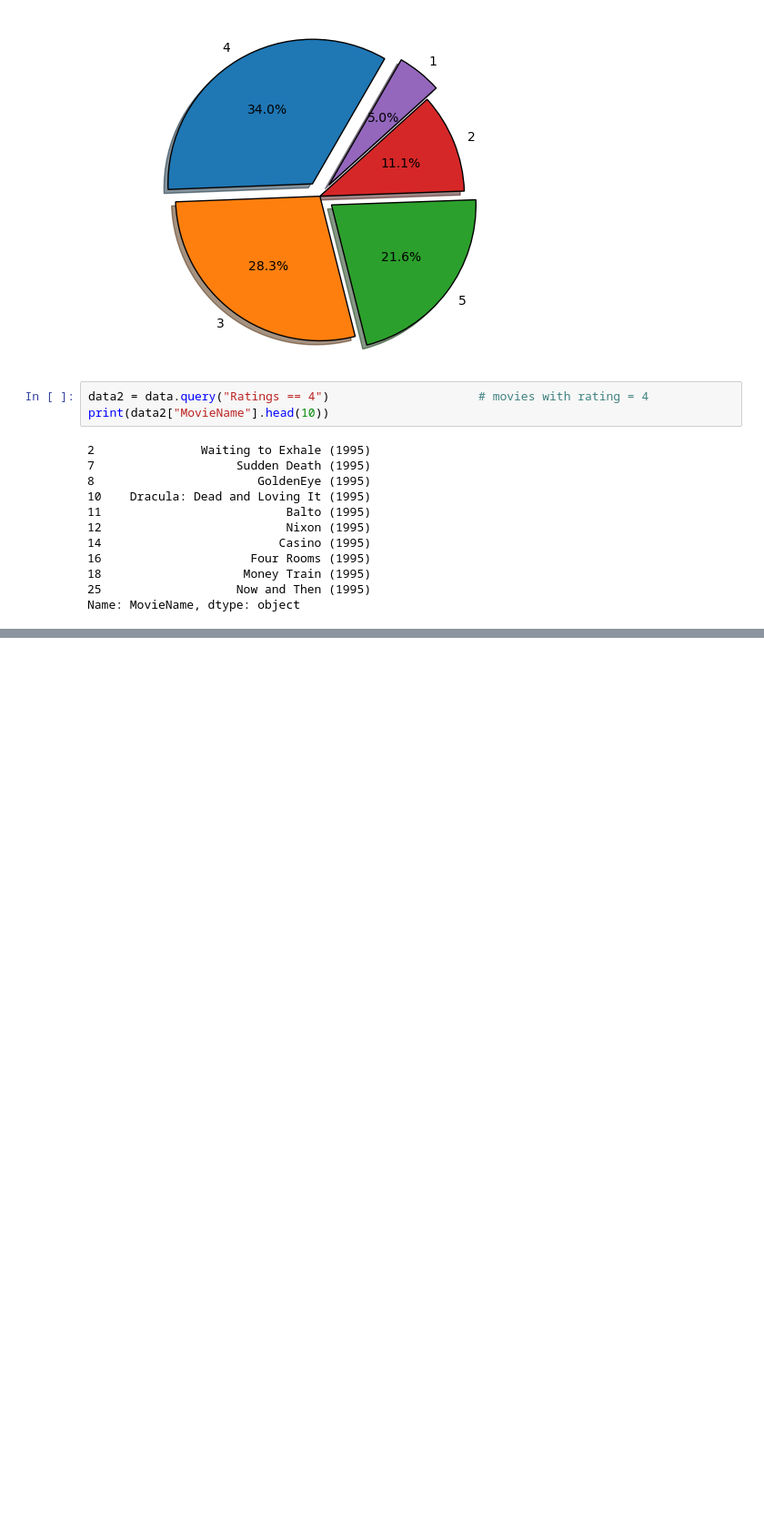
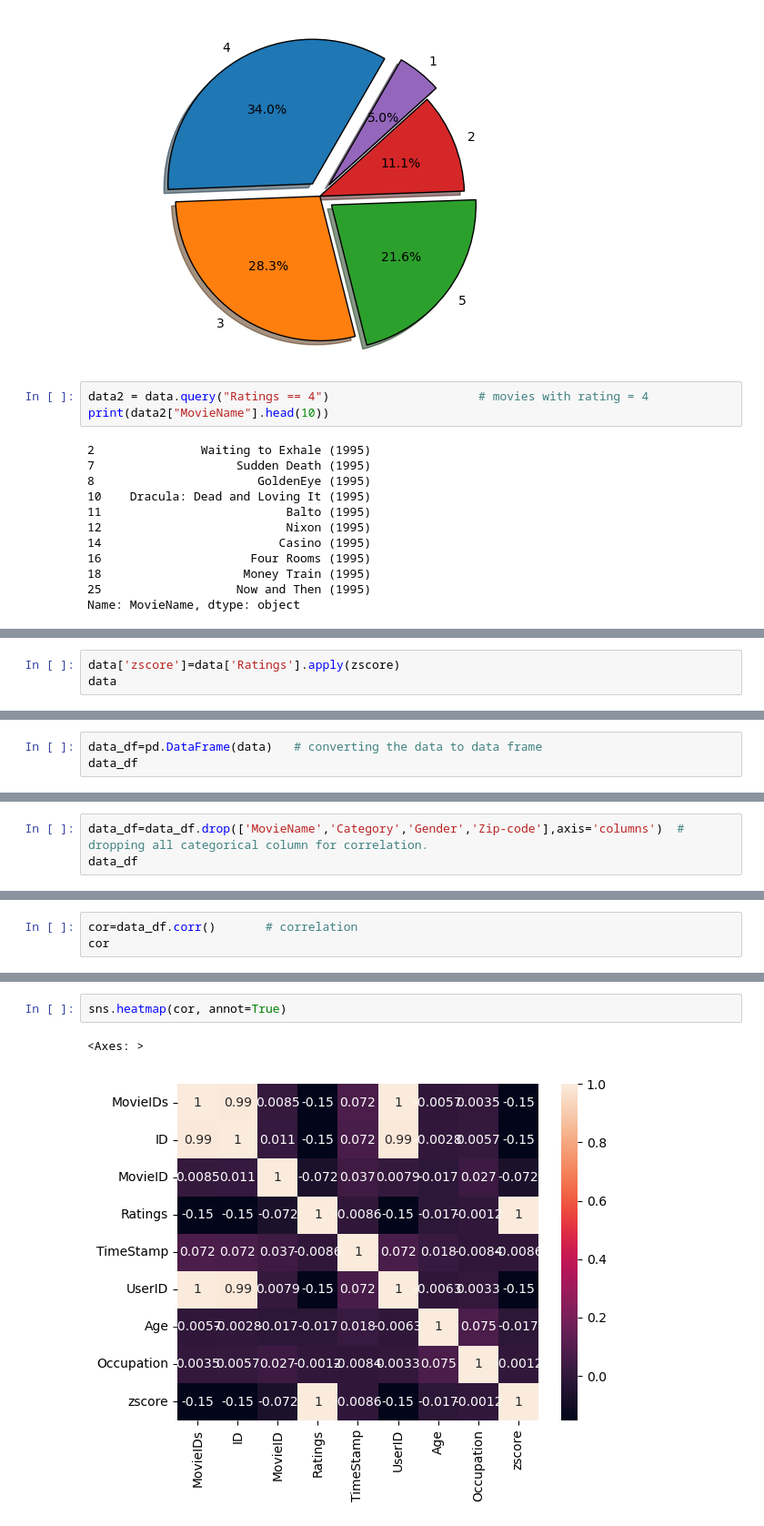
Before and after one commit to biky1001/Movie-Rating, a Jupyter notebook: movie_rating.ipynb, the cells around one changed output, grey strips where cells are left out. Shown at 91% size. Drawn from its saved outputs; the diff is of its cells as text; blank space fills up the shorter version.

```diff
--- a/movie_rating.ipynb
+++ b/movie_rating.ipynb
@@ -173,0 +181,3 @@ Name: MovieName, dtype: object
+# %%
+data['zscore']=data['Ratings'].apply(zscore)
+data
@@ -173,0 +198,3 @@ Name: MovieName, dtype: object
+# %%
+data_df=pd.DataFrame(data)   # converting the data to data frame
+data_df
@@ -173,0 +215,3 @@ Name: MovieName, dtype: object
+# %%
+data_df=data_df.drop(['MovieName','Category','Gender','Zip-code'],axis='columns')  # dropping all categorical column for correlation.
+data_df
@@ -173,0 +232,3 @@ Name: MovieName, dtype: object
+# %%
+cor=data_df.corr()       # correlation
+cor
@@ -173,0 +246,5 @@ Name: MovieName, dtype: object
+# %%
+sns.heatmap(cor, annot=True)
+# %% [output]
+<Axes: >
+[figure, added]
```
Also changed, not shown: parts of 6 cells of this notebook.
